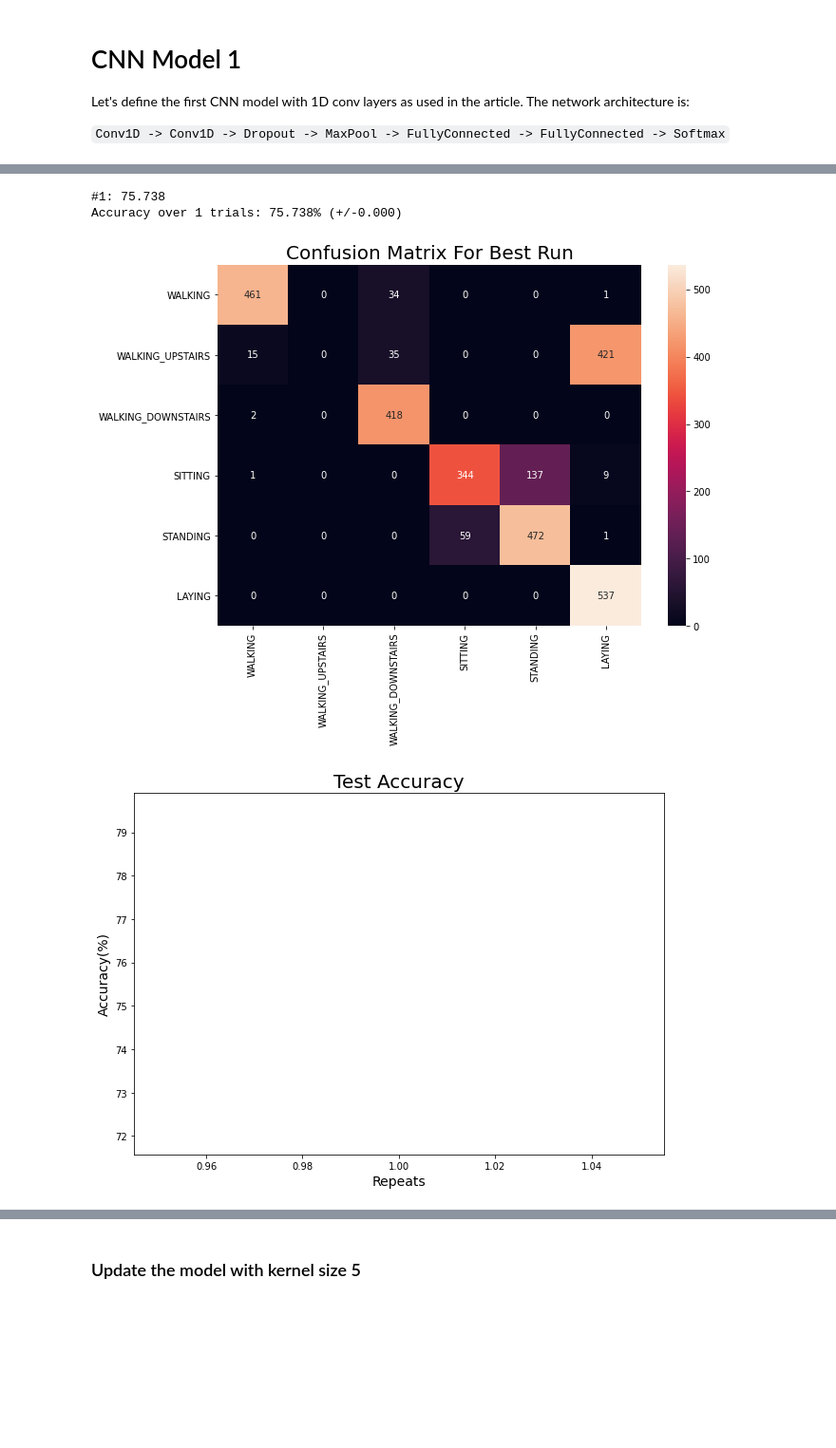
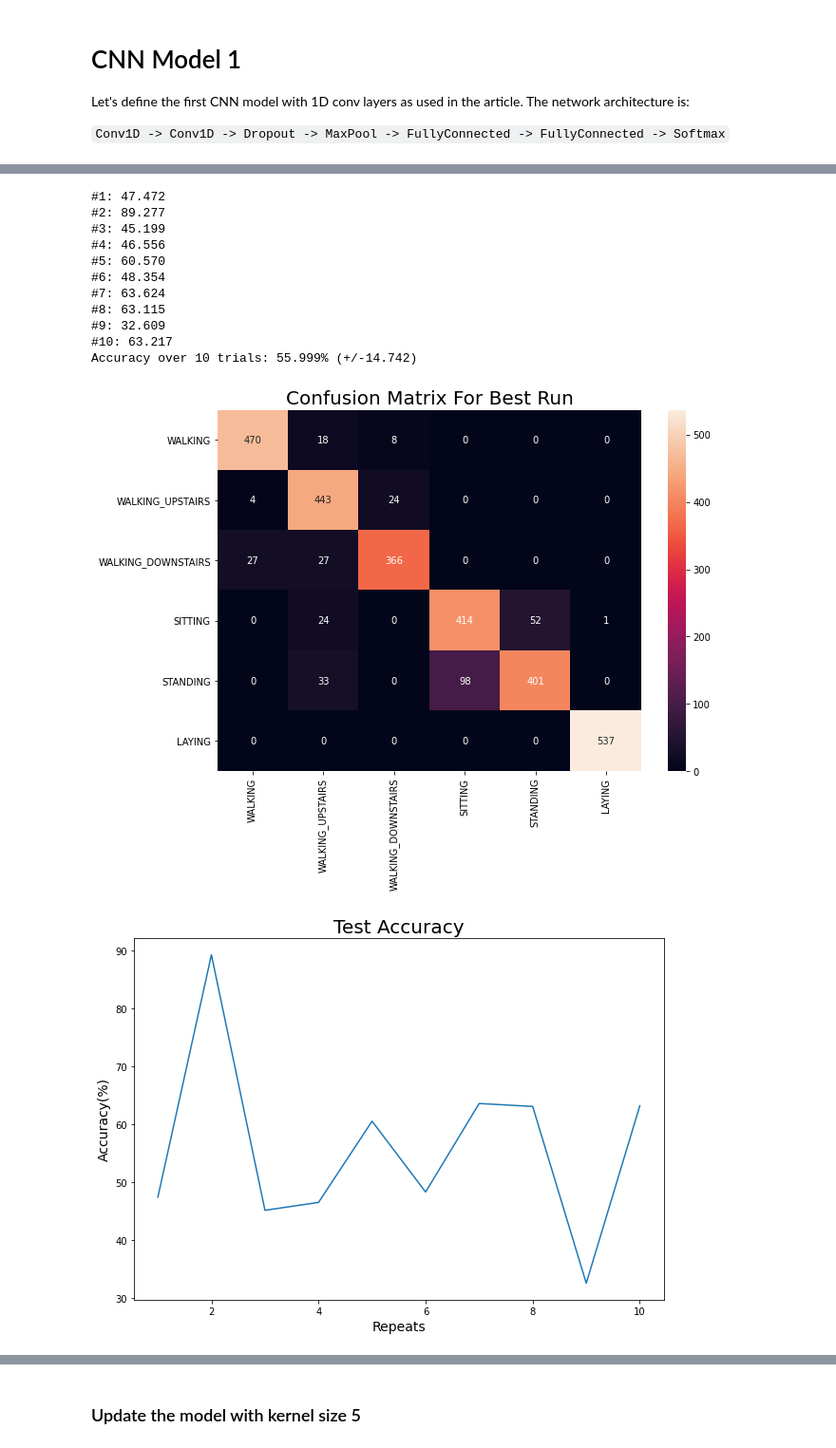
Before and after one commit to reginald-garnepudi/human_activity_recognition_pytorch, a Jupyter notebook: human_activity_recognition.ipynb, the cells around one changed output, grey strips where cells are left out. Shown at 95% size. Drawn from its saved outputs; the diff is of its cells as text; code cells hidden in the pictures; blank space fills up the shorter version.

```diff
--- a/human_activity_recognition.ipynb
+++ b/human_activity_recognition.ipynb
@@ -72,17 +70,16 @@ class HARDataLoader:
         dataframe = pd.read_csv(filepath, header=None, delim_whitespace=True)
         return dataframe.values
 
-    # load a list of files into a 3D array of [samples, timesteps, features]
+    # load a list of files into a 3D array of [samples, features, timesteps]
     def load_group(self, filenames, prefix=''):
         loaded = list()
         for name in filenames:
             data = self.load_file(prefix + name)
             loaded.append(data)
 
-        # stack group so that features are the 3rd dimension
-#         loaded = np.dstack(loaded)
-#         return loaded
-        return np.array(loaded).transpose(1,0,2)
+        # stack group and transpose to (samples, features, timesteps)
+        loaded = np.dstack(loaded).transpose(0,2,1)
+        return loaded
 
     # load a dataset group, such as train or test
     def load_dataset_group(self, group):
@@ -110,8 +107,6 @@ class HARDataLoader:
 
         # load all train
         X, y = self.load_dataset_group(train_test)
-        # reshape to channel first shape
-#         X = X.reshape(-1, 9, 128)
 
         # zero-offset class values
         y = y - 1
@@ -562,17 +465,25 @@ tensor([ True, False, False, False,  True])
 # %%
-net = CNN_1D_Model()
 config = dict(
-    repeats = 1,
+    net_class = "CNN_1D_Model",
+    net_constructor_kwargs = {},
+    repeats = 10,
     epochs_per_repeat = 10,
     lr = 0.001,
-    batch_size = 32,
-    seq_dim = 9, # channels
-    input_dim = 128
+    batch_size = 32
 )
-experiment = Experiment(net, config)
+experiment = Experiment(config)
 experiment.run()
 # %% [output]
-#1: 75.738
-Accuracy over 1 trials: 75.738% (+/-0.000)
+#1: 47.472
+#2: 89.277
+#3: 45.199
+#4: 46.556
+#5: 60.570
+#6: 48.354
+#7: 63.624
+#8: 63.115
+#9: 32.609
+#10: 63.217
+Accuracy over 10 trials: 55.999% (+/-14.742)
-[figure, old version]
+[figure, new version]
-[figure, old version]
+[figure, new version]
```
Also changed, not shown: parts of 53 cells of this notebook, 25 other files.
